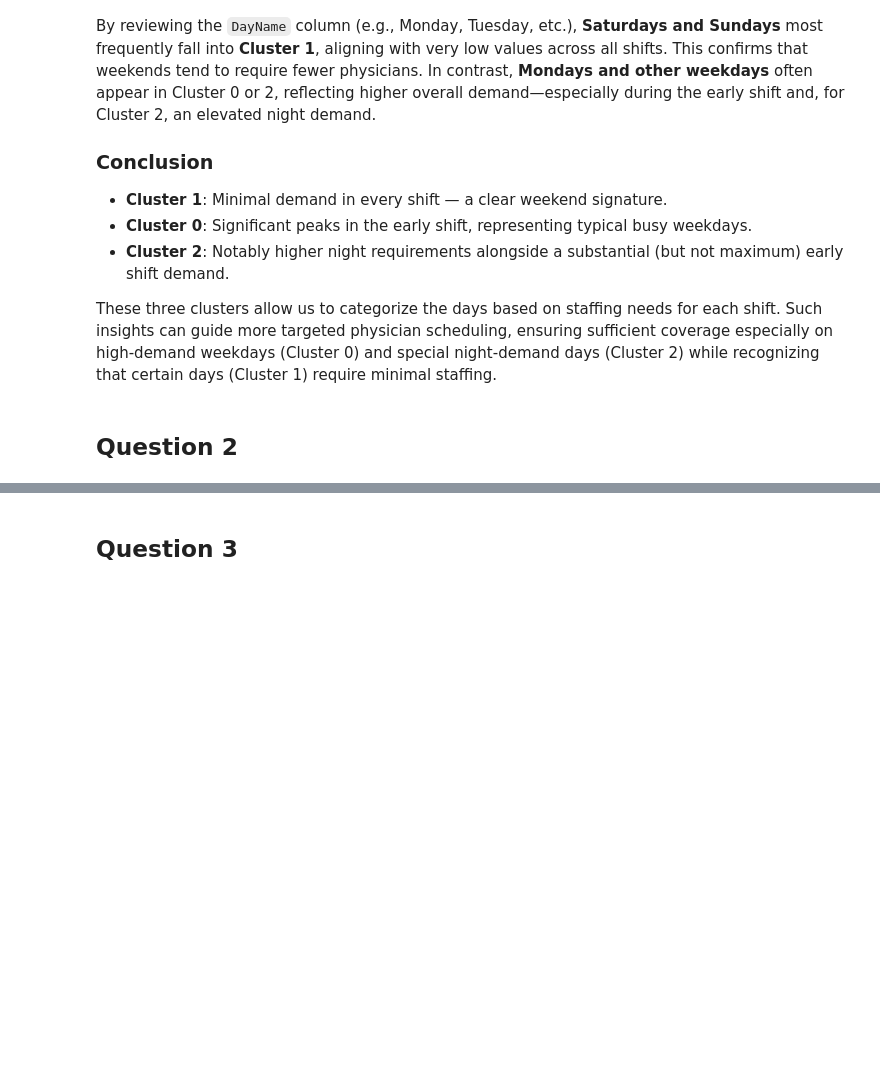
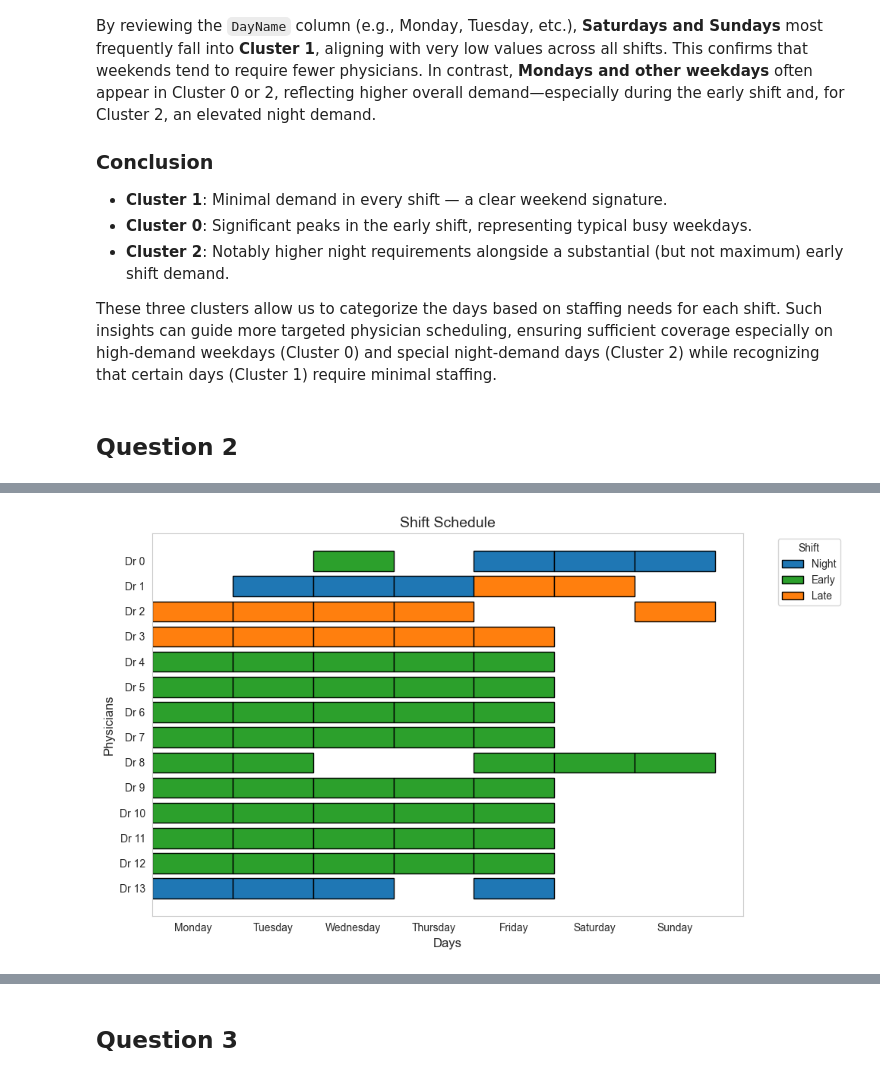
Before and after one commit to mbernahr/Prescriptive_Analytics, a Jupyter notebook: PA_Project.ipynb, the cells around one changed output, grey strips where cells are left out. Cells and saved outputs as stored; diff of their text form; code cells hidden in the pictures; blank space fills up the shorter version.

```diff
--- a/PA_Project.ipynb
+++ b/PA_Project.ipynb
@@ -476,0 +820,6 @@ These three clusters allow us to categorize the days based on staffing needs for
+# %%
+# Optimize physician scheduling with the minimum required number of physicians
+reduced_physicians = range(int(min_physicians))
+m, x, y = physician_scheduling(reduced_physicians, demand, DAYS, SHIFTS)
+
+print(f"\nOptimized schedule with {min_physicians} physicians.")
@@ -476,0 +844,11 @@ These three clusters allow us to categorize the days based on staffing needs for
+# %%
+# Display the schedule
+schedule_rows = []
+for d in DAYS:
+    for s in SHIFTS:
+        assigned = [
+            f"Dr {p}" for p in reduced_physicians if x[p, d, s].X > 0.5
+        ]
+        schedule_rows.append((d, s, assigned))
+schedule_df = pd.DataFrame(schedule_rows, columns=["Day", "Shift", "Assigned"])
+print(schedule_df)
@@ -476,0 +913,45 @@ These three clusters allow us to categorize the days based on staffing needs for
+# %%
+# Create a visual representation of the physician shift schedule
+# Gantt diagramm
+gantt_data = []
+for p in reduced_physicians:
+    for d_idx, d in enumerate(DAYS):
+        for s in SHIFTS:
+            if x[p, d, s].X > 0.5:
+                gantt_data.append((f"Dr {p}", d_idx, s))
+
+fig, ax = plt.subplots(figsize=(10, 6))
+
+# Draw bars for each shift
+used_labels = set()
+for doctor, day_idx, shift in gantt_data:
+    label = shift if shift not in used_labels else None
+    ax.barh(
+        doctor,
+        1,
+        left=day_idx,
+        color=shift_colors[shift],
+        edgecolor="black",
+        label=label
+    )
+    used_labels.add(shift)
+
+# Title
+ax.set_xlabel("Days", fontsize=12)
+ax.set_ylabel("Physicians", fontsize=12)
+ax.set_title("Shift Schedule", fontsize=14)
+
+ax.set_xticks([i + 0.5 for i in range(len(DAYS))])
+ax.set_xticklabels(DAYS, fontsize=10)
+
+ax.set_yticks(range(len(reduced_physicians)))
+ax.set_yticklabels([f"Dr {p}" for p in reduced_physicians[::-1]], fontsize=10)
+
+ax.grid(False)
+
+ax.legend(title="Shift", loc="upper left", bbox_to_anchor=(1.05, 1))
+
+plt.tight_layout()
+plt.show()
+# %% [output]
+[figure, added]
```
Also changed, not shown: parts of 14 cells of this notebook.
